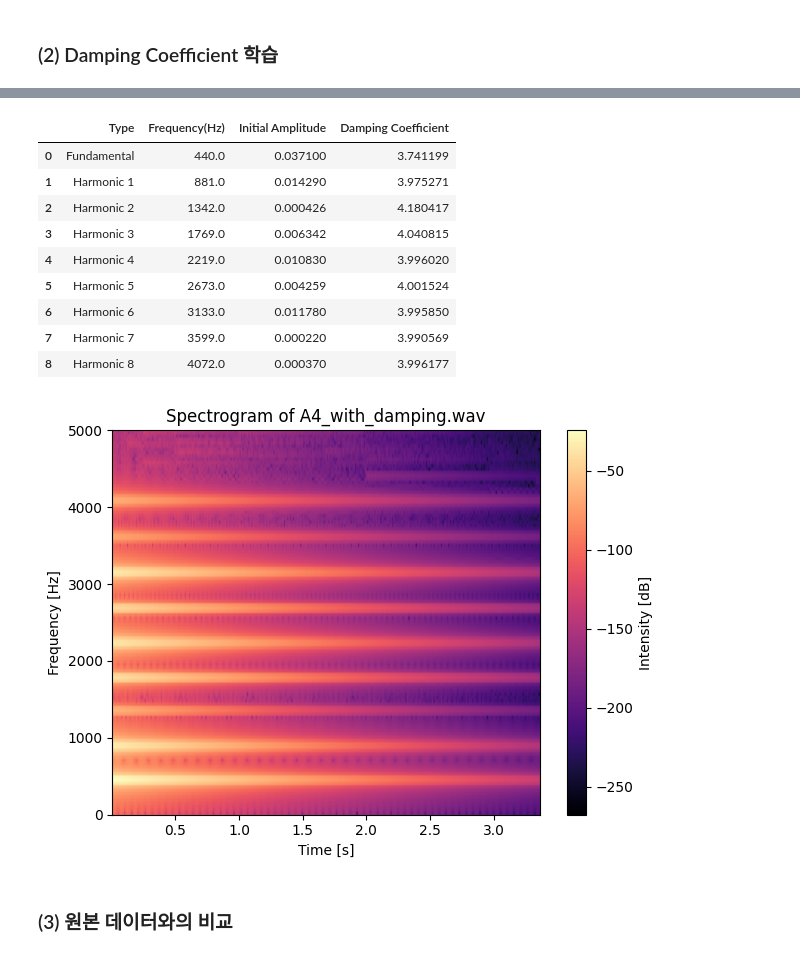
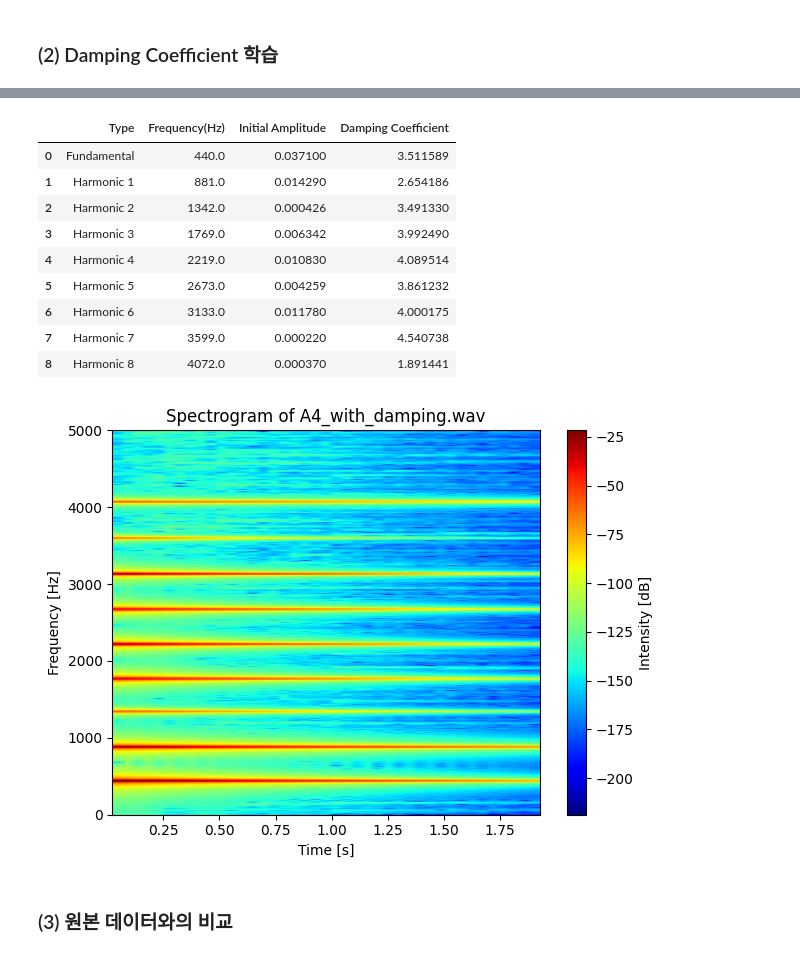
Before and after one commit to jiwon1202/2025_Mechanistic_Data_Science, a Jupyter notebook: 04_Fourier_Transform/fourier_transform.ipynb, the cells around one changed output, grey strips where cells are left out. Drawn from its saved outputs; the diff is of its cells as text; code cells hidden in the pictures.

```diff
--- a/04_Fourier_Transform/fourier_transform.ipynb
+++ b/04_Fourier_Transform/fourier_transform.ipynb
@@ -16,6 +14,15 @@ rate, data = wavfile.read('A4_origin.wav')
 
 if data.ndim > 1:
     data = np.mean(data, axis=1)
+data = data / np.max(np.abs(data))
+
+start_time = 0.188
+end_time = 2.18
+
+start_sample = int(start_time * rate)
+end_sample = int(end_time * rate)
+
+data = data[start_sample:end_sample]
 
 duration = len(data)/rate
 t = np.linspace(0, duration, num=len(data), endpoint=False)
@@ -158,11 +165,11 @@ def generate_piano_sound(fs, tn, a, omega):
     y = np.zeros(len(t))
     for i in range(n):
         y += a[i] * np.sin(2 * np.pi * omega[i] * t)
-    y *= 20
+    y *= 15
     wavfile.write('A4_no_damping.wav', fs, y.astype(np.float32))
 
-fs = 44100
-tn = len(data) / 44100
+fs = rate
+tn = len(data) / rate
 a = [0.0371, 0.01429, 0.0004265, 0.006342, 0.01083, 0.004259, 0.01178, 0.00022, 0.00037]
 omega = [440, 881, 1342, 1769, 2219, 2673, 3133, 3599, 4072]
 generate_piano_sound(fs, tn, a, omega)
@@ -208,7 +215,7 @@ damping = torch.nn.Parameter(torch.full((len(a),), 0.1, dtype=torch.float32))
 target_audio = torch.tensor(data, dtype=torch.float32)
 
 optimizer = torch.optim.Adam([damping], lr=1e-2)
-num_epochs = 2500
+num_epochs = 1500
 
 for epoch in range(num_epochs):
     optimizer.zero_grad()
@@ -216,7 +223,7 @@ for epoch in range(num_epochs):
     y_pred = 0.0
     for i in range(len(a)):
         y_pred = y_pred + a[i] * torch.exp(-damping[i] * t) * torch.sin(2 * np.pi * omega[i] * t)
-    y_pred *= 20
+    y_pred *= 15
 
     loss = torch.mean((y_pred - target_audio)**2)
 
@@ -268,28 +273,28 @@ df = pd.DataFrame(results)
 df
 # %% [output]
 |  | Type | Frequency(Hz) | Initial Amplitude | Damping Coefficient |
-| 0 | Fundamental | 440.0 | 0.037100 | 3.741199 |
-| 1 | Harmonic 1 | 881.0 | 0.014290 | 3.975271 |
-| 2 | Harmonic 2 | 1342.0 | 0.000426 | 4.180417 |
-| 3 | Harmonic 3 | 1769.0 | 0.006342 | 4.040815 |
-| 4 | Harmonic 4 | 2219.0 | 0.010830 | 3.996020 |
-| 5 | Harmonic 5 | 2673.0 | 0.004259 | 4.001524 |
-| 6 | Harmonic 6 | 3133.0 | 0.011780 | 3.995850 |
-| 7 | Harmonic 7 | 3599.0 | 0.000220 | 3.990569 |
-| 8 | Harmonic 8 | 4072.0 | 0.000370 | 3.996177 |
+| 0 | Fundamental | 440.0 | 0.037100 | 3.511589 |
+| 1 | Harmonic 1 | 881.0 | 0.014290 | 2.654186 |
+| 2 | Harmonic 2 | 1342.0 | 0.000426 | 3.491330 |
+| 3 | Harmonic 3 | 1769.0 | 0.006342 | 3.992490 |
+| 4 | Harmonic 4 | 2219.0 | 0.010830 | 4.089514 |
+| 5 | Harmonic 5 | 2673.0 | 0.004259 | 3.861232 |
+| 6 | Harmonic 6 | 3133.0 | 0.011780 | 4.000175 |
+| 7 | Harmonic 7 | 3599.0 | 0.000220 | 4.540738 |
+| 8 | Harmonic 8 | 4072.0 | 0.000370 | 1.891441 |
 # %%
 f, t, Zxx = stft(generated_audio, fs=fs, window='hann', nperseg=nfft, noverlap=noverlap)
 
-plt.specgram(generated_audio, Fs=fs, NFFT=nfft, noverlap=noverlap, cmap='magma')
+plt.specgram(generated_audio, Fs=fs, NFFT=nfft, noverlap=noverlap, cmap='jet')
 plt.title('Spectrogram of A4_with_damping.wav')
 plt.xlabel('Time [s]')
 plt.ylabel('Frequency [Hz]')
 plt.colorbar(label='Intensity [dB]')
 plt.ylim(0, 5000)
 plt.tight_layout()
 plt.show()
 # %% [output]
-[figure, old version]
+[figure, new version]
 # %% [markdown]
 ### (3) 원본 데이터와의 비교
 # %%
```
Also changed, not shown: parts of 11 cells of this notebook, 3 other files.
